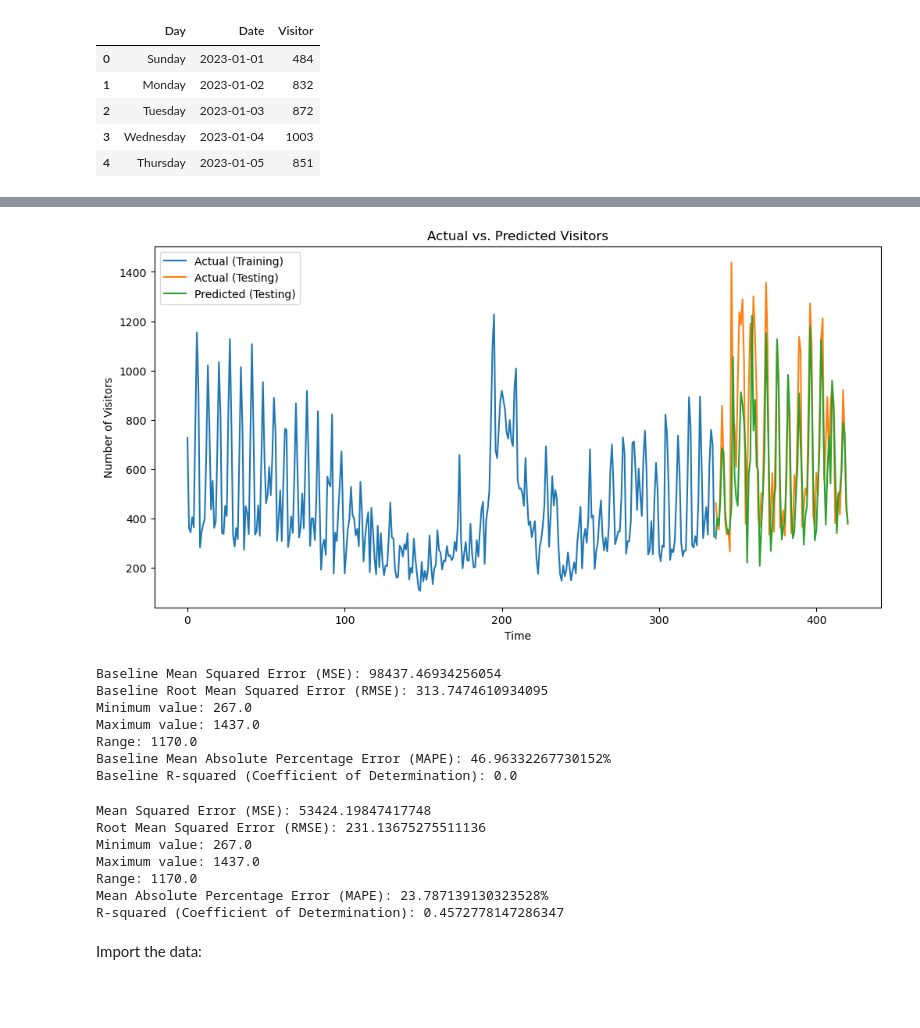
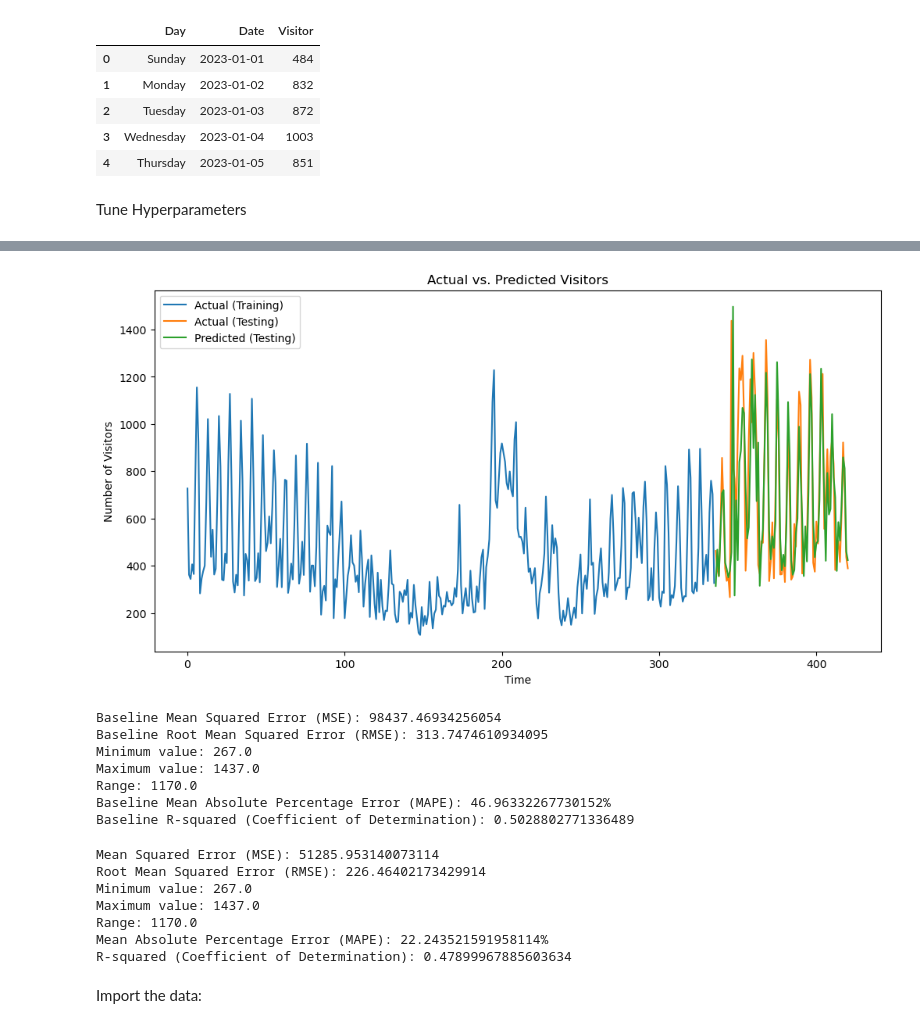
Before and after one commit to Catalin246/cupola-xs, a Jupyter notebook: model/LSTM_model.ipynb, the cells around one changed output, grey strips where cells are left out. Saved outputs shown, nothing was run; the diff lists cells and outputs as text; code cells hidden in the pictures; blank space fills up the shorter version.

Commit message:
Predict the min and the max with lastm. Try to tune the hyperparameters.

```diff
--- a/model/LSTM_model.ipynb
+++ b/model/LSTM_model.ipynb
@@ -114,6 +116,8 @@ cinema.head()
 | 2 | Tuesday | 2023-01-03 | 872 |
 | 3 | Wednesday | 2023-01-04 | 1003 |
 | 4 | Thursday | 2023-01-05 | 851 |
+# %% [markdown]
+Tune Hyperparameters
 # %%
 from sklearn.preprocessing import MinMaxScaler
 from sklearn.model_selection import train_test_split
@@ -144,8 +148,8 @@ X_train, X_test, y_train, y_test = train_test_split(X, y, test_size=0.2, shuffle
 
 # Define LSTM model architecture
 model = Sequential()
-model.add(LSTM(50, activation='relu', return_sequences=True, input_shape=(seq_length, 1)))
-model.add(LSTM(50, activation='relu'))
+model.add(LSTM(50, activation='tanh', return_sequences=True, input_shape=(seq_length, 1)))
+model.add(LSTM(50, activation='tanh'))
 model.add(Dense(1))
 model.compile(optimizer='adam', loss='mse')
 
@@ -187,4 +191,4 @@ LSTM Model Test Loss: 0.030201932415366173
-[figure, old version]
+[figure, new version]
 # %%
 import numpy as np
 from sklearn.metrics import mean_squared_error, r2_score
@@ -218,7 +222,7 @@ baseline_mape = np.mean(np.abs((actual_values - baseline_predictions) / actual_v
 print(f"Baseline Mean Absolute Percentage Error (MAPE): {baseline_mape}%")
 
 # Calculate R-squared (coefficient of determination) for the baseline model
-baseline_r2 = r2_score(actual_values, baseline_predictions)
+baseline_r2 = r2_score(actual_values, predictions)
 print(f"Baseline R-squared (Coefficient of Determination): {baseline_r2}")
 # %% [output]
 Baseline Mean Squared Error (MSE): 98437.46934256054
@@ -227,7 +231,7 @@ Minimum value: 267.0
 Maximum value: 1437.0
 Range: 1170.0
 Baseline Mean Absolute Percentage Error (MAPE): 46.96332267730152%
-Baseline R-squared (Coefficient of Determination): 0.0
+Baseline R-squared (Coefficient of Determination): 0.5028802771336489
 # %%
 import numpy as np
 from sklearn.metrics import r2_score
@@ -265,13 +269,13 @@ print(f"Mean Absolute Percentage Error (MAPE): {mape}%")
 r2 = r2_score(actual_values, predictions)
 print(f"R-squared (Coefficient of Determination): {r2}")
 # %% [output]
-Mean Squared Error (MSE): 53424.19847417748
-Root Mean Squared Error (RMSE): 231.13675275511136
+Mean Squared Error (MSE): 51285.953140073114
+Root Mean Squared Error (RMSE): 226.46402173429914
 Minimum value: 267.0
 Maximum value: 1437.0
 Range: 1170.0
-Mean Absolute Percentage Error (MAPE): 23.787139130323528%
-R-squared (Coefficient of Determination): 0.4572778147286347
+Mean Absolute Percentage Error (MAPE): 22.243521591958114%
+R-squared (Coefficient of Determination): 0.47899967885603634
 # %% [markdown]
 Import the data:
 # %%
```
Also changed, not shown: parts of 9 cells of this notebook, 2 other files.
